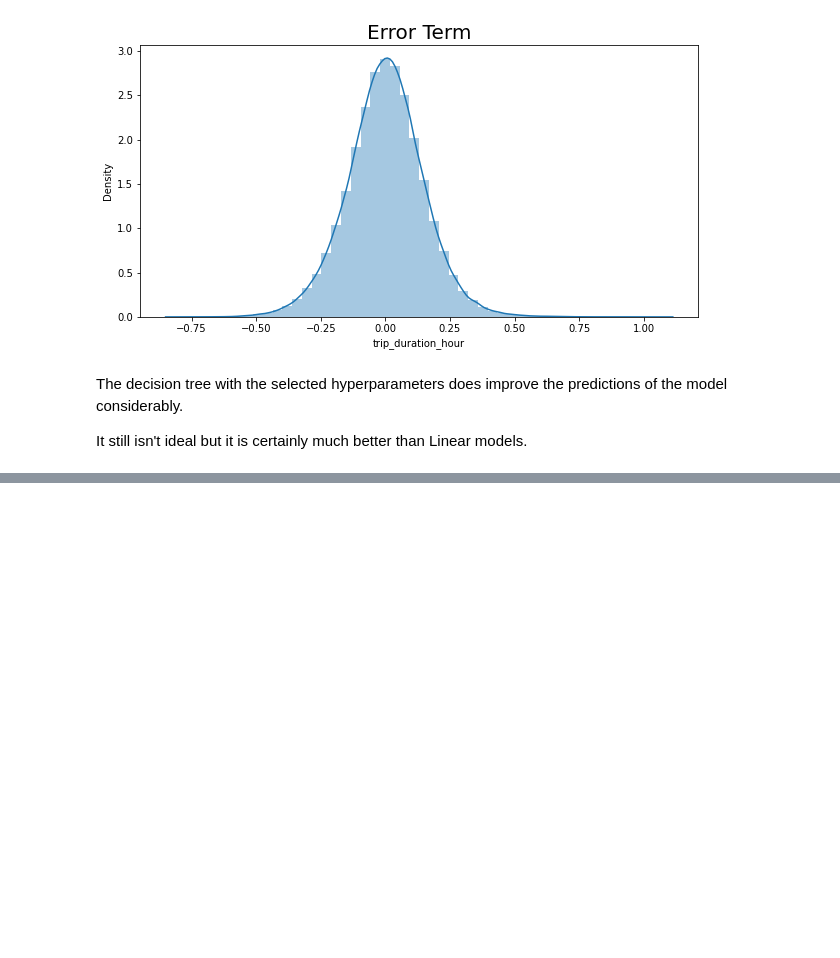
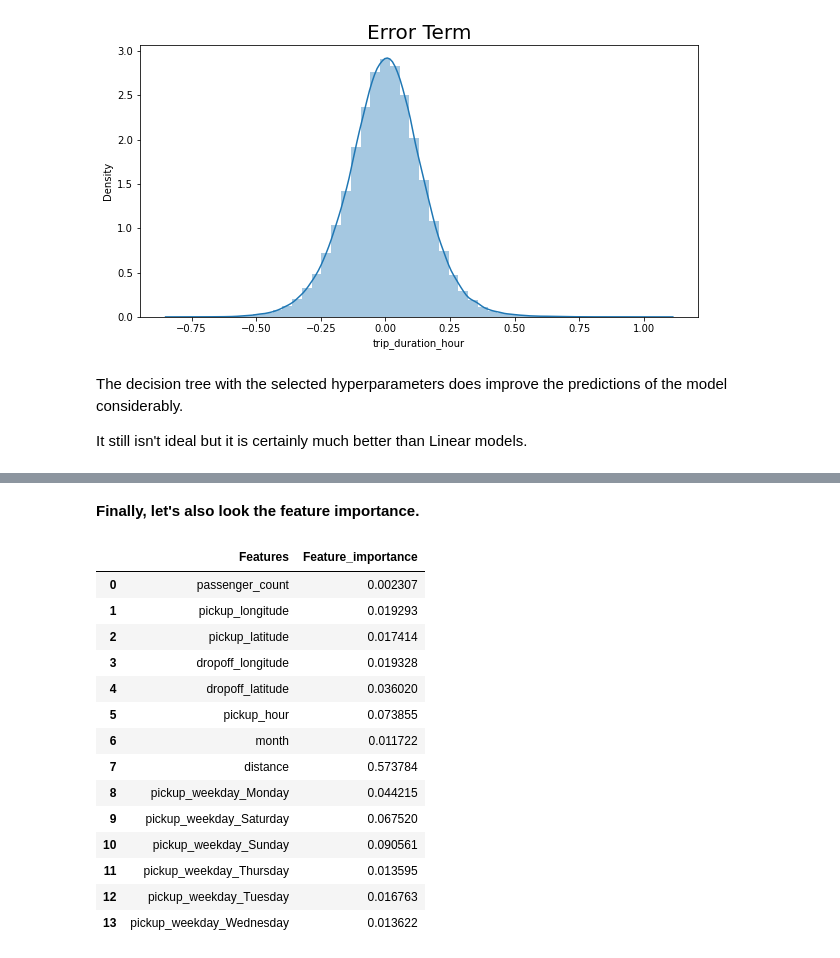
Before and after one commit to SwenFereira/NYC-Taxi-Trip-Time-Prediction---Capstone-Project, a Jupyter notebook: Final_NYC_Taxi_Trip_Time_Prediction_Capstone_Project.ipynb, the cells around one changed output, grey strips where cells are left out. Drawn from its saved outputs; the diff is of its cells as text; code cells hidden in the pictures; blank space fills up the shorter version.

```diff
--- a/Final_NYC_Taxi_Trip_Time_Prediction_Capstone_Project.ipynb
+++ b/Final_NYC_Taxi_Trip_Time_Prediction_Capstone_Project.ipynb
@@ -1354,0 +1497,21 @@ It still isn't ideal but it is certainly much better than Linear models.
+# %% [markdown]
+**Finally, let's also look the feature importance.**
+# %%
+importance_df= pd.DataFrame({'Features': features, 'Feature_importance': list(xgb_grid.best_estimator_.feature_importances_)})
+importance_df
+# %% [output]
+|  | Features | Feature_importance |
+| 0 | passenger_count | 0.002307 |
+| 1 | pickup_longitude | 0.019293 |
+| 2 | pickup_latitude | 0.017414 |
+| 3 | dropoff_longitude | 0.019328 |
+| 4 | dropoff_latitude | 0.036020 |
+| 5 | pickup_hour | 0.073855 |
+| 6 | month | 0.011722 |
+| 7 | distance | 0.573784 |
+| 8 | pickup_weekday_Monday | 0.044215 |
+| 9 | pickup_weekday_Saturday | 0.067520 |
+| 10 | pickup_weekday_Sunday | 0.090561 |
+| 11 | pickup_weekday_Thursday | 0.013595 |
+| 12 | pickup_weekday_Tuesday | 0.016763 |
+| 13 | pickup_weekday_Wednesday | 0.013622 |
```
Also changed, not shown: parts of 18 cells of this notebook.
